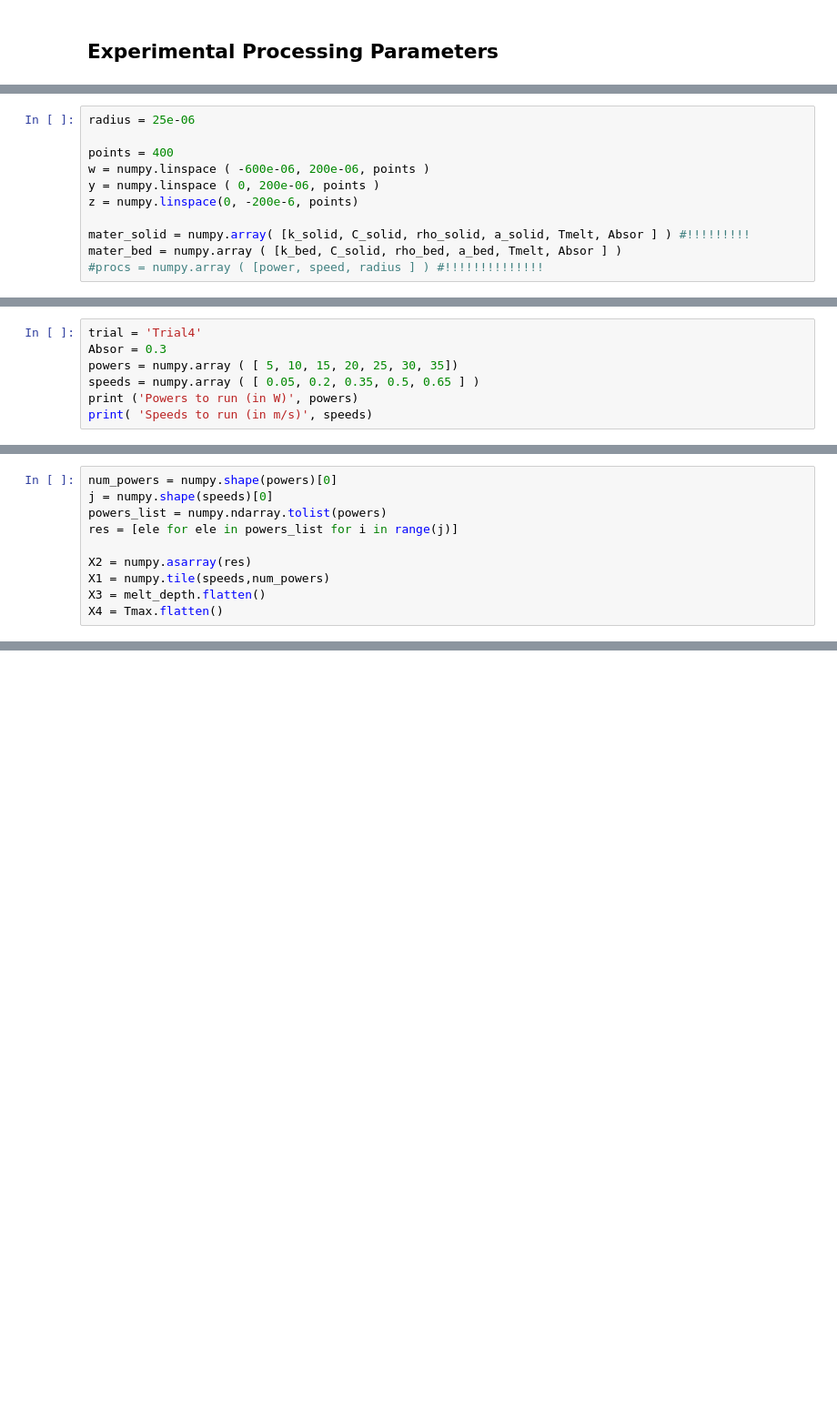
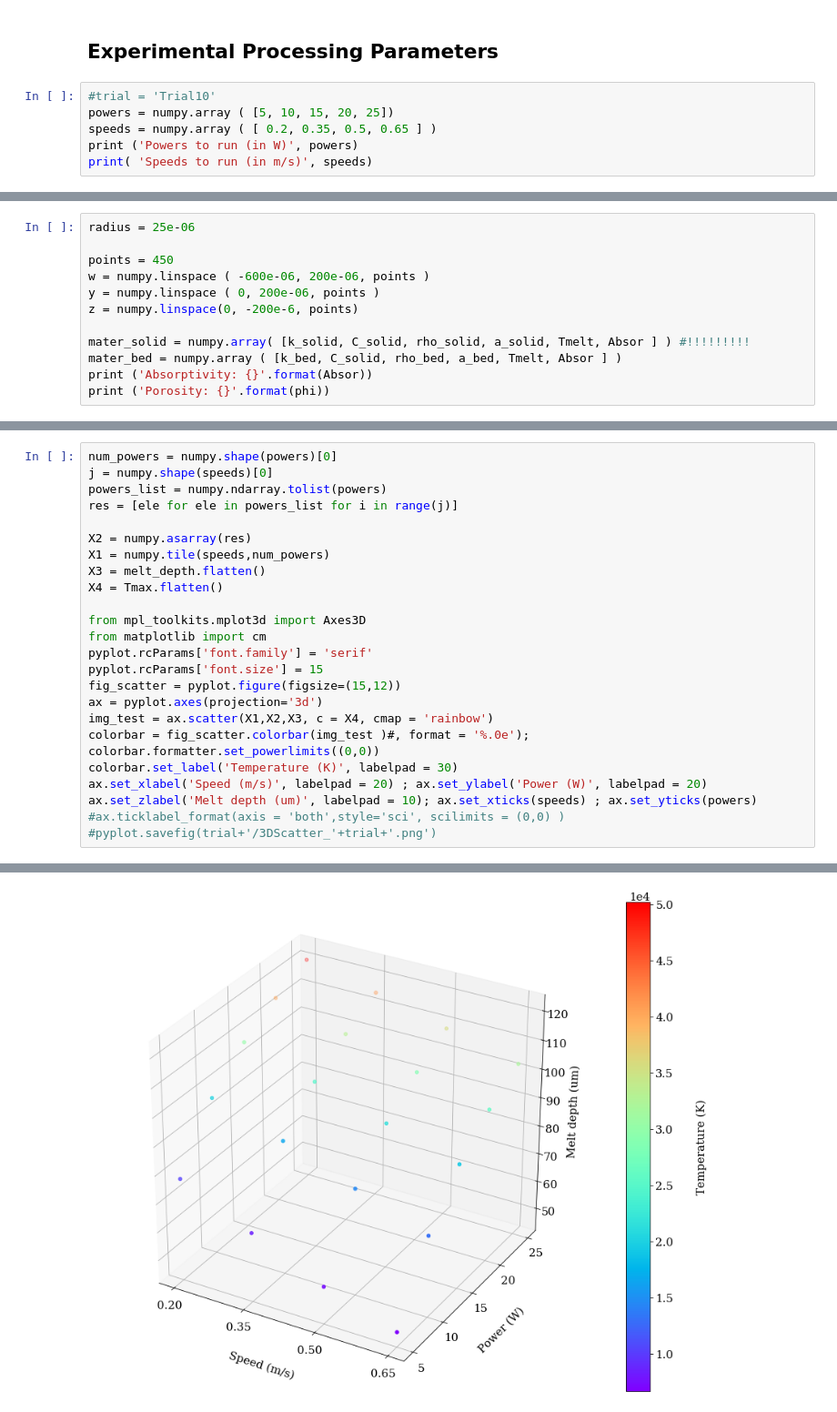
Before and after one commit to panorammix/ETModel_SLM, a Jupyter notebook: Eagar_Tsai_model_SLM.ipynb, the cells around one changed output, grey strips where cells are left out. Shown: that part at 91% size. Cells and saved outputs as stored; diff of their text form; blank space fills up the shorter version.

```diff
--- a/Eagar_Tsai_model_SLM.ipynb
+++ b/Eagar_Tsai_model_SLM.ipynb
@@ -354,3 +336,9 @@ rho_bed = rho_powder ( rho_solid , phi )
 a_bed = k_bed / ( rho_bed * C_solid )
 # %% [markdown]
 ## Experimental Processing Parameters
+# %%
+#trial = 'Trial10'
+powers = numpy.array ( [5, 10, 15, 20, 25])
+speeds = numpy.array ( [ 0.2, 0.35, 0.5, 0.65 ] )
+print ('Powers to run (in W)', powers)
+print( 'Speeds to run (in m/s)', speeds)
@@ -357,11 +348,12 @@ a_bed = k_bed / ( rho_bed * C_solid )
 # %%
 radius = 25e-06
 
-points = 400
+points = 450
 w = numpy.linspace ( -600e-06, 200e-06, points )
 y = numpy.linspace ( 0, 200e-06, points )
 z = numpy.linspace(0, -200e-6, points)
 
 mater_solid = numpy.array( [k_solid, C_solid, rho_solid, a_solid, Tmelt, Absor ] ) #!!!!!!!!!
 mater_bed = numpy.array ( [k_bed, C_solid, rho_bed, a_bed, Tmelt, Absor ] )
-#procs = numpy.array ( [power, speed, radius ] ) #!!!!!!!!!!!!!!
+print ('Absorptivity: {}'.format(Absor))
+print ('Porosity: {}'.format(phi))
@@ -368,7 +362,0 @@ mater_bed = numpy.array ( [k_bed, C_solid, rho_bed, a_bed, Tmelt, Absor ] )
-# %%
-trial = 'Trial4'
-Absor = 0.3
-powers = numpy.array ( [ 5, 10, 15, 20, 25, 30, 35])
-speeds = numpy.array ( [ 0.05, 0.2, 0.35, 0.5, 0.65 ] )
-print ('Powers to run (in W)', powers)
-print( 'Speeds to run (in m/s)', speeds)
@@ -464,3 +406,19 @@ X2 = numpy.asarray(res)
 X1 = numpy.tile(speeds,num_powers)
 X3 = melt_depth.flatten()
 X4 = Tmax.flatten()
+
+from mpl_toolkits.mplot3d import Axes3D
+from matplotlib import cm
+pyplot.rcParams['font.family'] = 'serif'
+pyplot.rcParams['font.size'] = 15
+fig_scatter = pyplot.figure(figsize=(15,12))
+ax = pyplot.axes(projection='3d')
+img_test = ax.scatter(X1,X2,X3, c = X4, cmap = 'rainbow')
+colorbar = fig_scatter.colorbar(img_test )#, format = '%.0e');
+colorbar.formatter.set_powerlimits((0,0))
+colorbar.set_label('Temperature (K)', labelpad = 30)
+ax.set_xlabel('Speed (m/s)', labelpad = 20) ; ax.set_ylabel('Power (W)', labelpad = 20)
+ax.set_zlabel('Melt depth (um)', labelpad = 10); ax.set_xticks(speeds) ; ax.set_yticks(powers)
+#ax.ticklabel_format(axis = 'both',style='sci', scilimits = (0,0) )
+#pyplot.savefig(trial+'/3DScatter_'+trial+'.png')
+# %% [output]
@@ -466,0 +430 @@ X4 = Tmax.flatten()
+[figure, added]
```
Also changed, not shown: parts of 31 cells of this notebook.
